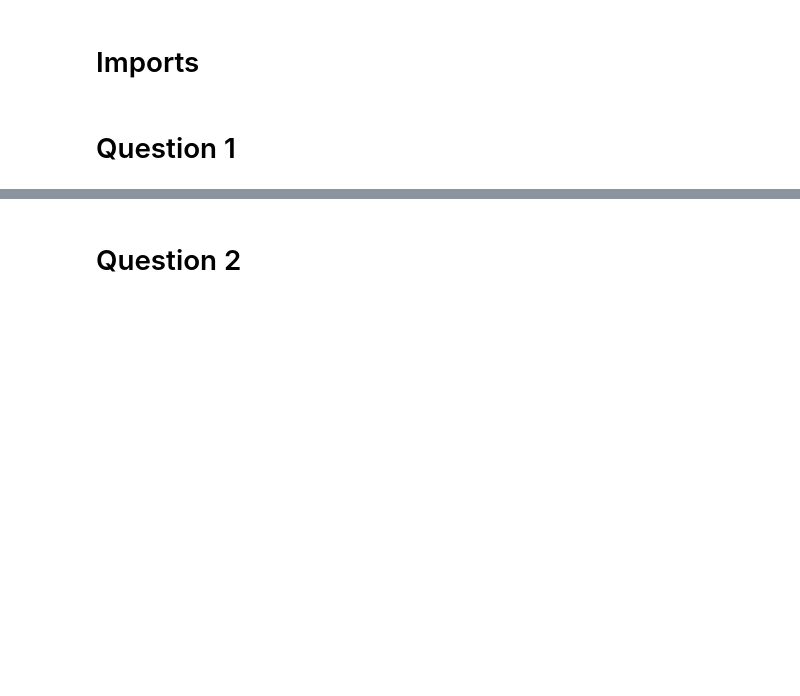
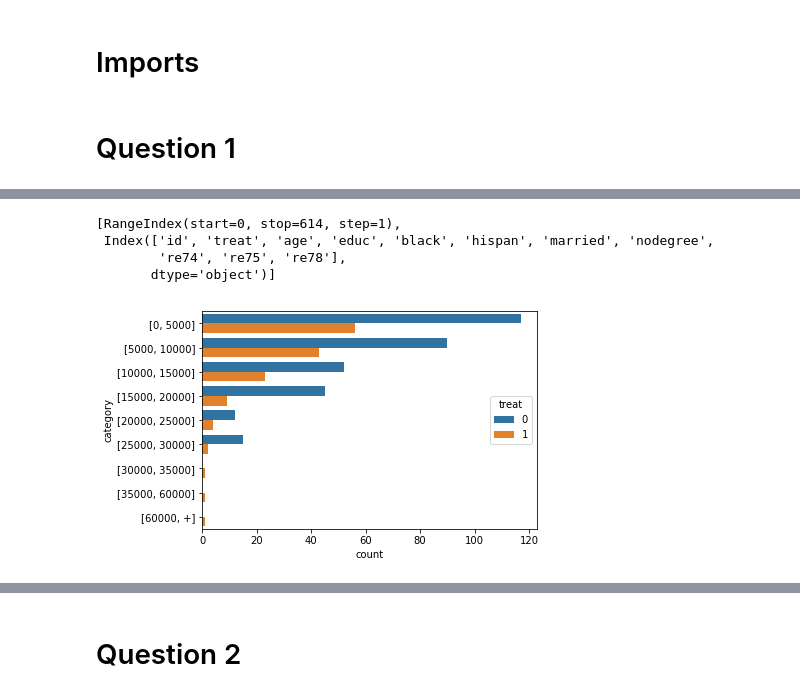
Before and after one commit to darioAnongba/EPFL-ADA, a Jupyter notebook: Labs/04 - Applied ML/Homework4.ipynb, the cells around one changed output, grey strips where cells are left out. Cells and saved outputs as stored; diff of their text form; code cells hidden in the pictures; blank space fills up the shorter version.

Commit message:
Started question 1

```diff
--- a/Labs/04 - Applied ML/Homework4.ipynb
+++ b/Labs/04 - Applied ML/Homework4.ipynb
@@ -11,2 +18,10 @@ import numpy as np
+# %%
+# Constants
+EARNINGS_STEP = 5000
+AGE_STEP = 5
+EDUC_STEP = 3
 # %% [markdown]
 # Question 1
+# %%
+# Read the CSV and put 0.0 values to NaN
+lalonde_df = pd.read_csv('lalonde.csv', na_values={'re78': 0.0})
@@ -12,0 +35,41 @@ import numpy as np
+# %%
+# Compute the mean in earnings (1978) for both treatments
+np.mean(lalonde_df[lalonde_df['treat'] == 0]['re78']), np.mean(lalonde_df[lalonde_df['treat'] == 1]['re78'])
+lalonde_df.axes
+# %% [output]
+[RangeIndex(start=0, stop=614, step=1),
+ Index(['id', 'treat', 'age', 'educ', 'black', 'hispan', 'married', 'nodegree',
+        're74', 're75', 're78'],
+       dtype='object')]
+# %%
+def plot_distribution(attr, step):
+    # Remove NaN values and add a category column
+    lalonde_attr_df = lalonde_df.dropna(subset=[attr]).copy()
+    lalonde_attr_df['category'] = lalonde_attr_df[attr] // step
+
+    # Compute the labels
+    categories = np.sort(lalonde_attr_df['category'].unique()) * step
+    labels = []
+    for i in range(len(categories)):
+        current = categories[i]
+        if i == len(categories) - 1:
+            nextt = '+'
+        else:
+            nextt = str(int(categories[i+1]))
+
+        labels.append('[%d, %s]' % (current, nextt))
+
+    # Show with a barplot the average (again) with the uncertainty
+    g = sb.countplot(y='category', hue='treat', data=lalonde_attr_df)
+    g.set(yticklabels=labels)
+
+def plot_distribution_binary(attr):
+    # Remove NaN values and add a category column
+    lalonde_attr_df = lalonde_df.dropna(subset=[attr]).copy()
+
+    # Show with a barplot the average (again) with the uncertainty
+    g = sb.countplot(y=attr, hue='treat', data=lalonde_attr_df)
+# %%
+plot_distribution('re78', EARNINGS_STEP)
+# %% [output]
+[figure, added]
```
Also changed, not shown: parts of 16 cells of this notebook, 1 other file.
